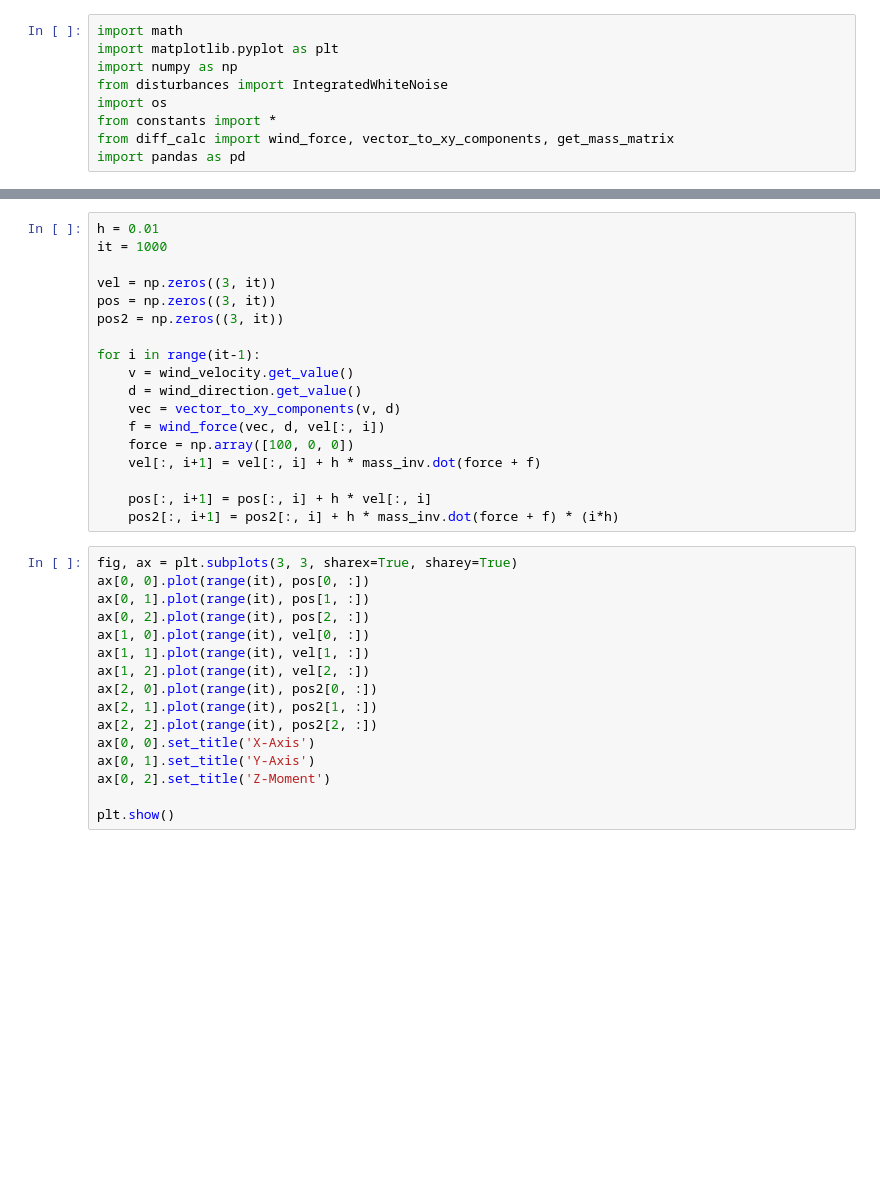
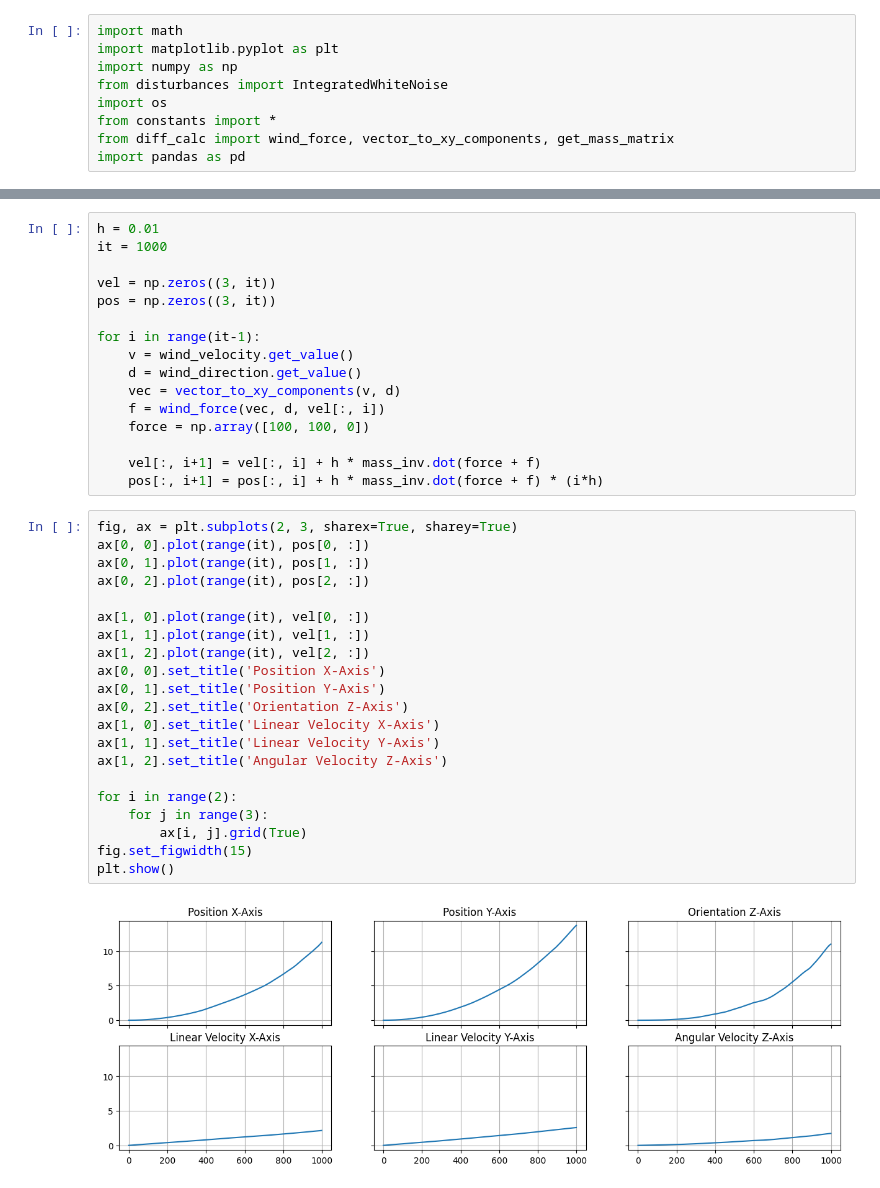
Before and after one commit to g-poulos/usv_controller, a Jupyter notebook: sim_scripts/test.ipynb, the cells around one changed output, grey strips where cells are left out. Saved outputs shown, nothing was run; the diff lists cells and outputs as text; blank space fills up the shorter version.

```diff
--- a/sim_scripts/test.ipynb
+++ b/sim_scripts/test.ipynb
@@ -30,31 +42,36 @@ it = 1000
 
 vel = np.zeros((3, it))
 pos = np.zeros((3, it))
-pos2 = np.zeros((3, it))
 
 for i in range(it-1):
     v = wind_velocity.get_value()
     d = wind_direction.get_value()
     vec = vector_to_xy_components(v, d)
     f = wind_force(vec, d, vel[:, i])
-    force = np.array([100, 0, 0])
+    force = np.array([100, 100, 0])
+
     vel[:, i+1] = vel[:, i] + h * mass_inv.dot(force + f)
-
-    pos[:, i+1] = pos[:, i] + h * vel[:, i]
-    pos2[:, i+1] = pos2[:, i] + h * mass_inv.dot(force + f) * (i*h)
+    pos[:, i+1] = pos[:, i] + h * mass_inv.dot(force + f) * (i*h)
 # %%
-fig, ax = plt.subplots(3, 3, sharex=True, sharey=True)
+fig, ax = plt.subplots(2, 3, sharex=True, sharey=True)
 ax[0, 0].plot(range(it), pos[0, :])
 ax[0, 1].plot(range(it), pos[1, :])
 ax[0, 2].plot(range(it), pos[2, :])
+
 ax[1, 0].plot(range(it), vel[0, :])
 ax[1, 1].plot(range(it), vel[1, :])
 ax[1, 2].plot(range(it), vel[2, :])
-ax[2, 0].plot(range(it), pos2[0, :])
-ax[2, 1].plot(range(it), pos2[1, :])
-ax[2, 2].plot(range(it), pos2[2, :])
-ax[0, 0].set_title('X-Axis')
-ax[0, 1].set_title('Y-Axis')
-ax[0, 2].set_title('Z-Moment')
+ax[0, 0].set_title('Position X-Axis')
+ax[0, 1].set_title('Position Y-Axis')
+ax[0, 2].set_title('Orientation Z-Axis')
+ax[1, 0].set_title('Linear Velocity X-Axis')
+ax[1, 1].set_title('Linear Velocity Y-Axis')
+ax[1, 2].set_title('Angular Velocity Z-Axis')
 
+for i in range(2):
+    for j in range(3):
+        ax[i, j].grid(True)
+fig.set_figwidth(15)
 plt.show()
+# %% [output]
+[figure, added]
```
Also changed, not shown: parts of 6 cells of this notebook, 1 other file.
